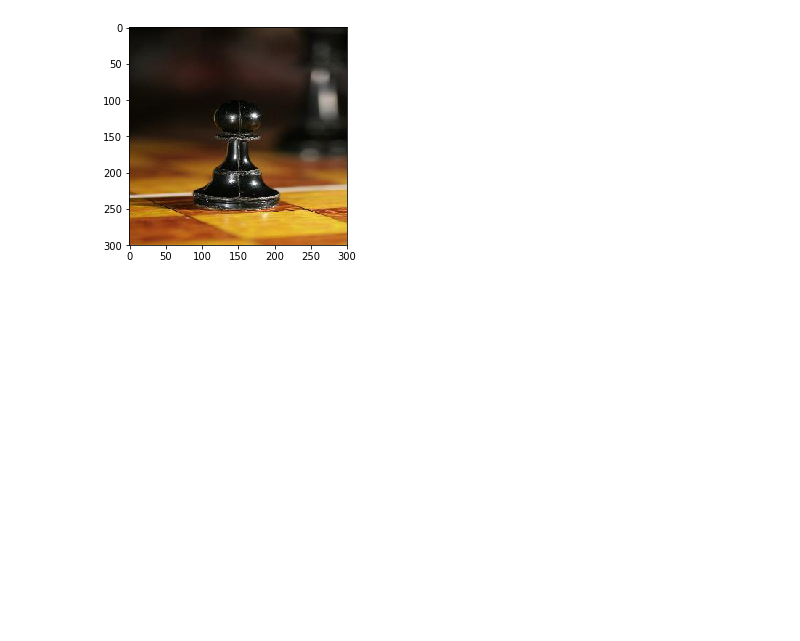
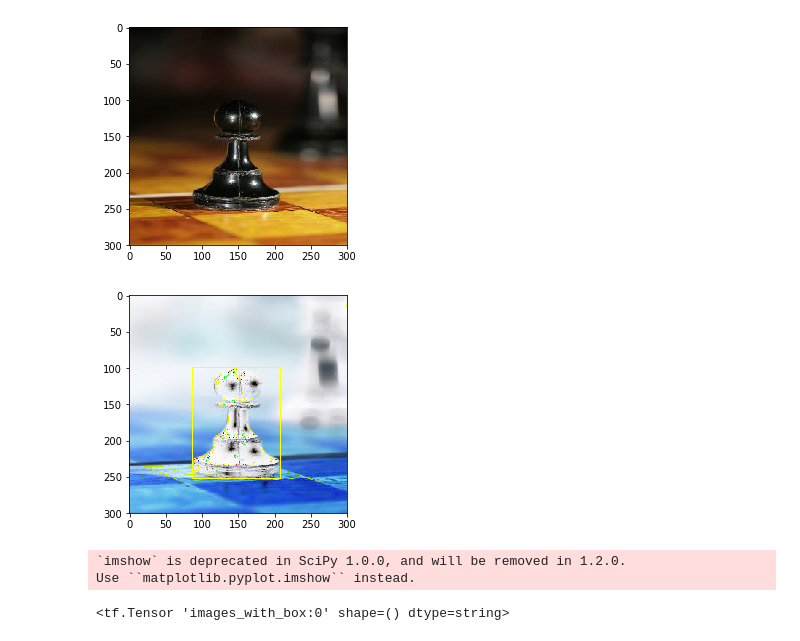
Before and after one commit to Simikamali/image_augment, a Jupyter notebook: DataAug.ipynb, the cells around one changed output. Cells and saved outputs as stored; diff of their text form; code cells hidden in the pictures; blank space fills up the shorter version.

```diff
--- a/DataAug.ipynb
+++ b/DataAug.ipynb
@@ -26,5 +27,15 @@ box = tf.convert_to_tensor(box, np.float32)
 test = tf.image.draw_bounding_boxes(img, box)
 # %%
 sess = tf.Session()
-# %%
-test2 = sess.run(test)
+# %%
+image = (sess.run(test).reshape(300,300,3))
+plt.imshow(image)
+plt.show()
+# %% [output]
+[figure, added]
+# %%
+# Matplot messes up RGB can use OpenCV to fix use scipy instead
+misc.imshow(image)
+# %% [output]
+`imshow` is deprecated in SciPy 1.0.0, and will be removed in 1.2.0.
+Use ``matplotlib.pyplot.imshow`` instead.
@@ -30,0 +54,6 @@ test2 = sess.run(test)
+# %%
+image_with_box = tf.image.draw_bounding_boxes(tf.expand_dims(img, 0),
+                                                  boxes[-1,:,:,:])
+tf.summary.image ('images_with_box', image_with_box)
+# %% [output]
+<tf.Tensor 'images_with_box:0' shape=() dtype=string>
```
Also changed, not shown: parts of 10 cells of this notebook.
